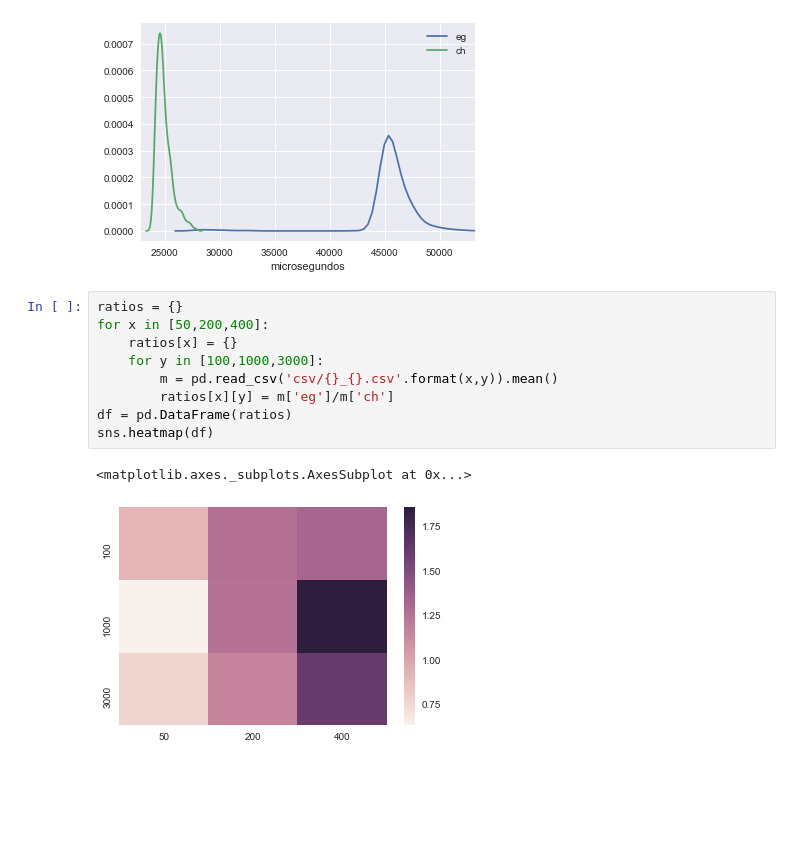
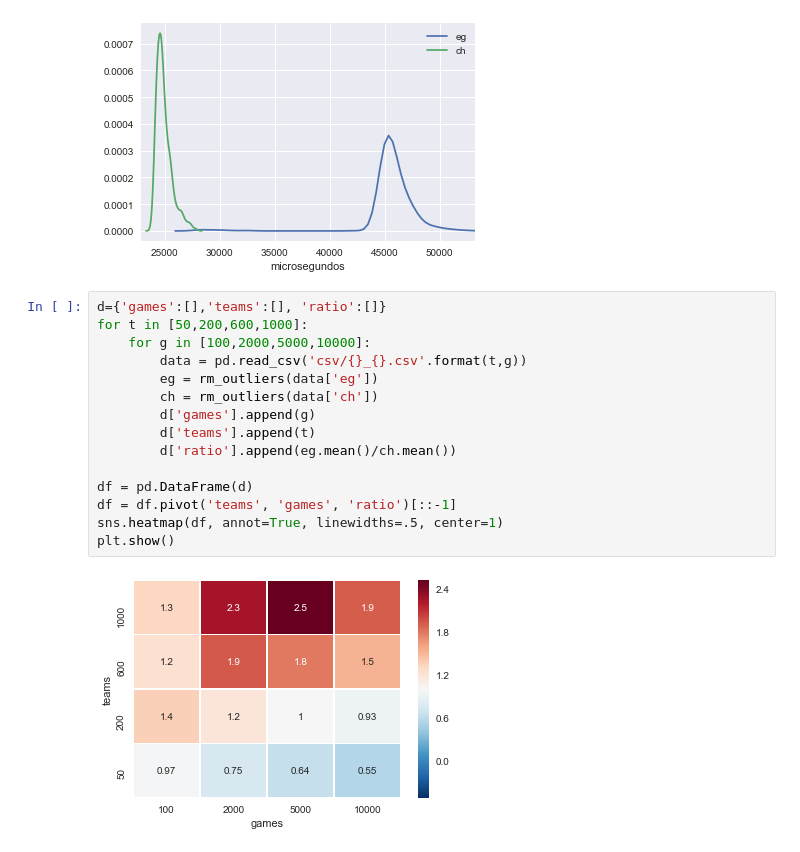
Before and after one commit to smcsicardi/metnum-tp1, a Jupyter notebook: src/grafiquitos.ipynb, the cells around one changed output. Cells and saved outputs as stored; diff of their text form; blank space fills up the shorter version.

Commit message:
graficos: heatmap

```diff
--- a/src/grafiquitos.ipynb
+++ b/src/grafiquitos.ipynb
@@ -94,15 +94,20 @@ Name: eg, dtype: float64
 max      27845.000000
 Name: ch, dtype: float64
 [figure]
-# %%
-ratios = {}
-for x in [50,200,400]:
-    ratios[x] = {}
-    for y in [100,1000,3000]:
-        m = pd.read_csv('csv/{}_{}.csv'.format(x,y)).mean()
-        ratios[x][y] = m['eg']/m['ch']
-df = pd.DataFrame(ratios)
-sns.heatmap(df)
-# %% [output]
-<matplotlib.axes._subplots.AxesSubplot at 0x...>
-[figure, removed]
+# %%
+d={'games':[],'teams':[], 'ratio':[]}
+for t in [50,200,600,1000]:
+    for g in [100,2000,5000,10000]:
+        data = pd.read_csv('csv/{}_{}.csv'.format(t,g))
+        eg = rm_outliers(data['eg'])
+        ch = rm_outliers(data['ch'])
+        d['games'].append(g)
+        d['teams'].append(t)
+        d['ratio'].append(eg.mean()/ch.mean())
+
+df = pd.DataFrame(d)
+df = df.pivot('teams', 'games', 'ratio')[::-1]
+sns.heatmap(df, annot=True, linewidths=.5, center=1)
+plt.show()
+# %% [output]
+[figure, added]
```
Also changed, not shown: 20 other files.
